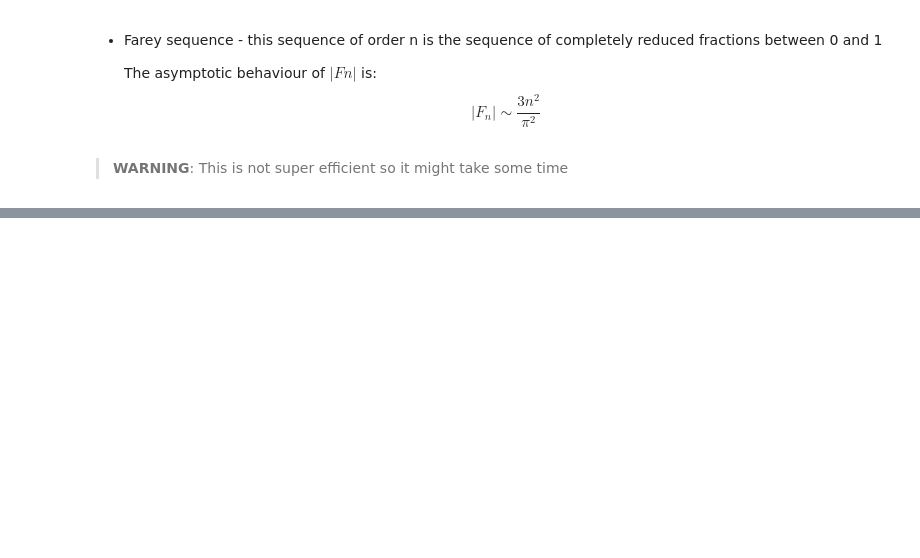
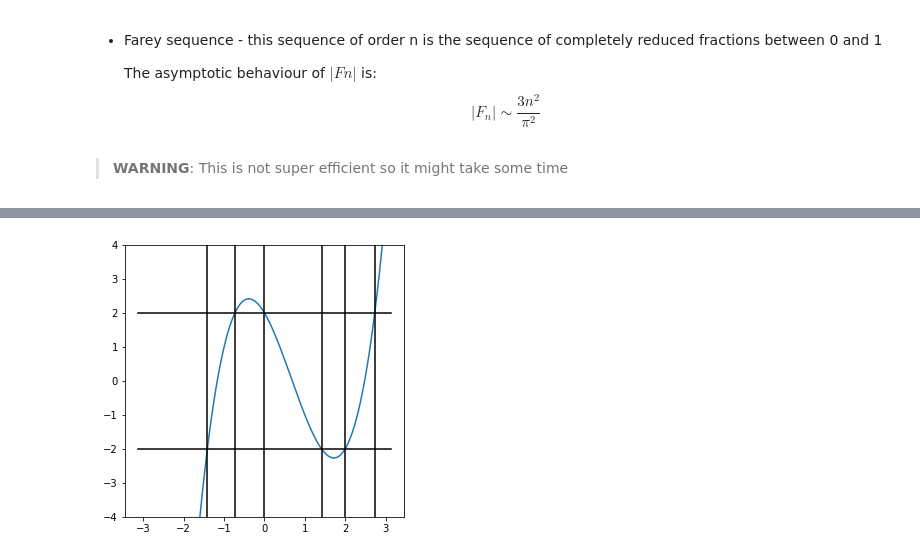
Before and after one commit to DaAnIV/Quasiperiodic, a Jupyter notebook: Butterfly.ipynb, the cells around one changed output, grey strips where cells are left out. Drawn from its saved outputs; the diff is of its cells as text; code cells hidden in the pictures; blank space fills up the shorter version.

```diff
--- a/Butterfly.ipynb
+++ b/Butterfly.ipynb
@@ -117,21 +164,17 @@ plot_spectrum_lines(mat, f"5over7theta")
 # %% [markdown]
 But it is known that we get $\min(g), \max(g)$ at $\theta=0$ and $\theta=\pi$ so we can calculate only them
 # %%
-def get_ranges(_mat):
+def get_intervals_from_matrix(_mat):
     _mat_copy = _mat.copy()
     _q = _mat.shape[0]
     _mat_copy[0][_q-1] = _mat[0][_q-1] + 1
     _mat_copy[_q-1][0] = _mat[_q-1][0] + 1
-    eig_zero = np.linalg.eigvalsh(_mat_copy)
+    eig_zero = scipy.linalg.eigvalsh(_mat_copy)
     _mat_copy[0][_q-1] = _mat[0][_q-1] - 1
     _mat_copy[_q-1][0] = _mat[_q-1][0] - 1
-    eig_pi = np.linalg.eigvalsh(_mat_copy)
+    eig_pi = scipy.linalg.eigvalsh(_mat_copy)
 
-    _ranges = []
-    for eig0, eig1 in zip(eig_zero, eig_pi):
-        if eig0 < eig1:
-            _ranges.append((eig0, eig1))
-        else:
-            _ranges.append((eig1, eig0))
+    _intervals = sortednp.merge(eig_zero, eig_pi)
+    _intervals.shape = (_q, 2)
 
-    return _ranges
+    return _intervals
@@ -244 +349,4 @@ Wall time: 15min 53s
+# %%
+def print_map_relations(index, x, y, z):
+    print(f'x{index}={x}, y{index}={y}, z{index}={z}')
 # %%
@@ -286,0 +416,24 @@ Wall time: 15min 53s
+# %%
+p = 2
+q = 3
+frac = fractions.Fraction(p, q)
+cr = continued_fraction(frac)[1:]
+mat = get_matrix_for_alpha(p, q)
+
+values_space = np.linspace(-np.pi,np.pi, 1000)
+vcalculate_trace = np.vectorize(calculate_trace, excluded=['cr'])
+vcalculate_trace.excluded.add(1)
+traces = vcalculate_trace(E=values_space, cr=cr)
+
+fig, ax = plt.subplots(figsize=(5,5))
+ax.set_ylim(bottom=-4, top=4)
+
+ax.plot(values_space, traces)
+ax.plot([-np.pi, np.pi], [2, 2], 'k-')
+ax.plot([-np.pi, np.pi], [-2, -2], 'k-')
+
+for a,b in get_intervals_from_matrix(mat):
+    plt.plot([a, a], [-4, 4], 'k-')
+    plt.plot([b, b], [-4, 4], 'k-')
+# %% [output]
+[figure, added]
```
Also changed, not shown: parts of 37 cells of this notebook, 1 other file.
